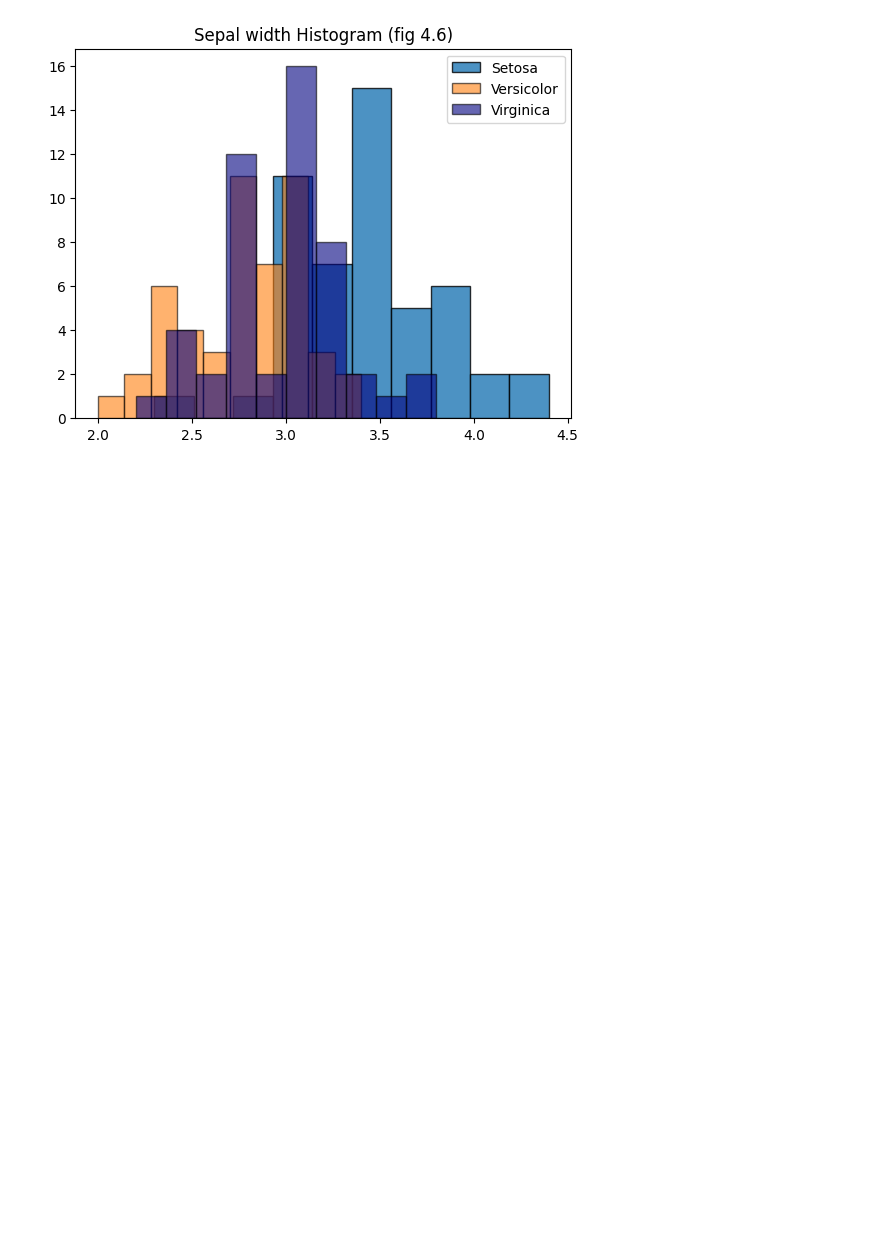
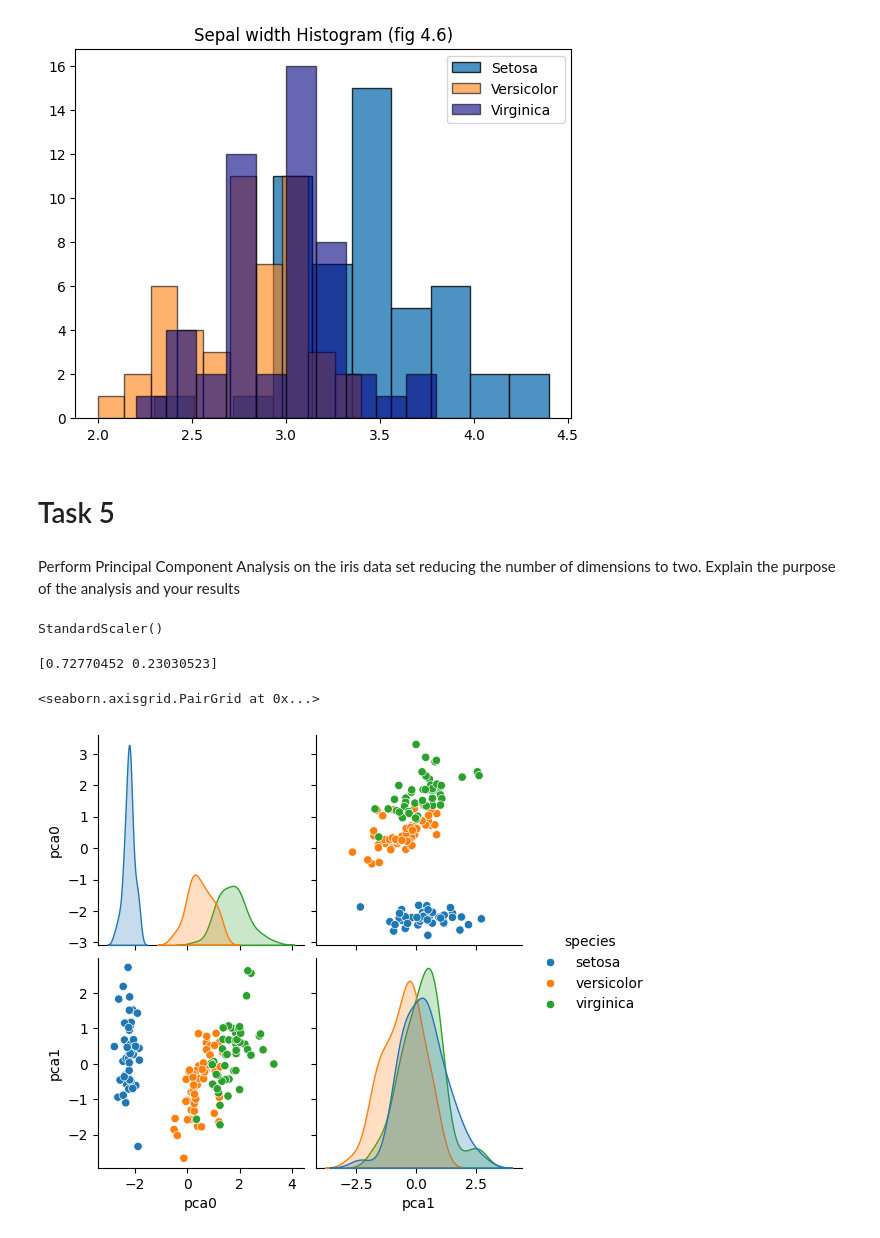
Before and after one commit to RochejamieGMIT/MachineLearning, a Jupyter notebook: tasks.ipynb, the cells around one changed output. Drawn from its saved outputs; the diff is of its cells as text; code cells hidden in the pictures; blank space fills up the shorter version.

Commit message:
tasks

```diff
--- a/tasks.ipynb
+++ b/tasks.ipynb
@@ -472,3 +475,42 @@ plt.title('Sepal width Histogram (fig 4.6)')
 plt.show()
 # %% [output]
 [figure]
+# %% [markdown]
+# Task 5
+# %% [markdown]
+Perform Principal Component Analysis on the iris data set
+reducing the number of dimensions to two. Explain the purpose
+of the analysis and your results
+# %%
+df = pd.read_csv(url,sep=',',encoding='utf-8',)
+df_NoNA = df.dropna()
+
+pca = dec.PCA(n_components=2)
+
+x = df[['sepal_length', 'sepal_width', 'petal_length',  'petal_width']]
+scaler = StandardScaler()
+
+scaler.fit(x)
+# %% [output]
+StandardScaler()
+# %%
+x_transform = scaler.transform(x)
+
+TDF = pd.DataFrame(x_transform, columns=['sepal_length', 'sepal_width', 'petal_length',  'petal_width'])
+
+pca.fit(TDF)
+
+x_pca = pca.transform(TDF)
+
+df_pca = pd.DataFrame(df[["species"]])
+df_pca["pca0"] = x_pca[:,0]
+df_pca["pca1"] = x_pca[:,1]
+# %%
+print(pca.explained_variance_ratio_)
+# %% [output]
+[0.72770452 0.23030523]
+# %%
+sns.pairplot(df_pca,hue = "species")
+# %% [output]
+<seaborn.axisgrid.PairGrid at 0x...>
+[figure, added]
```
Also changed, not shown: parts of 12 cells of this notebook, 5 other files.
